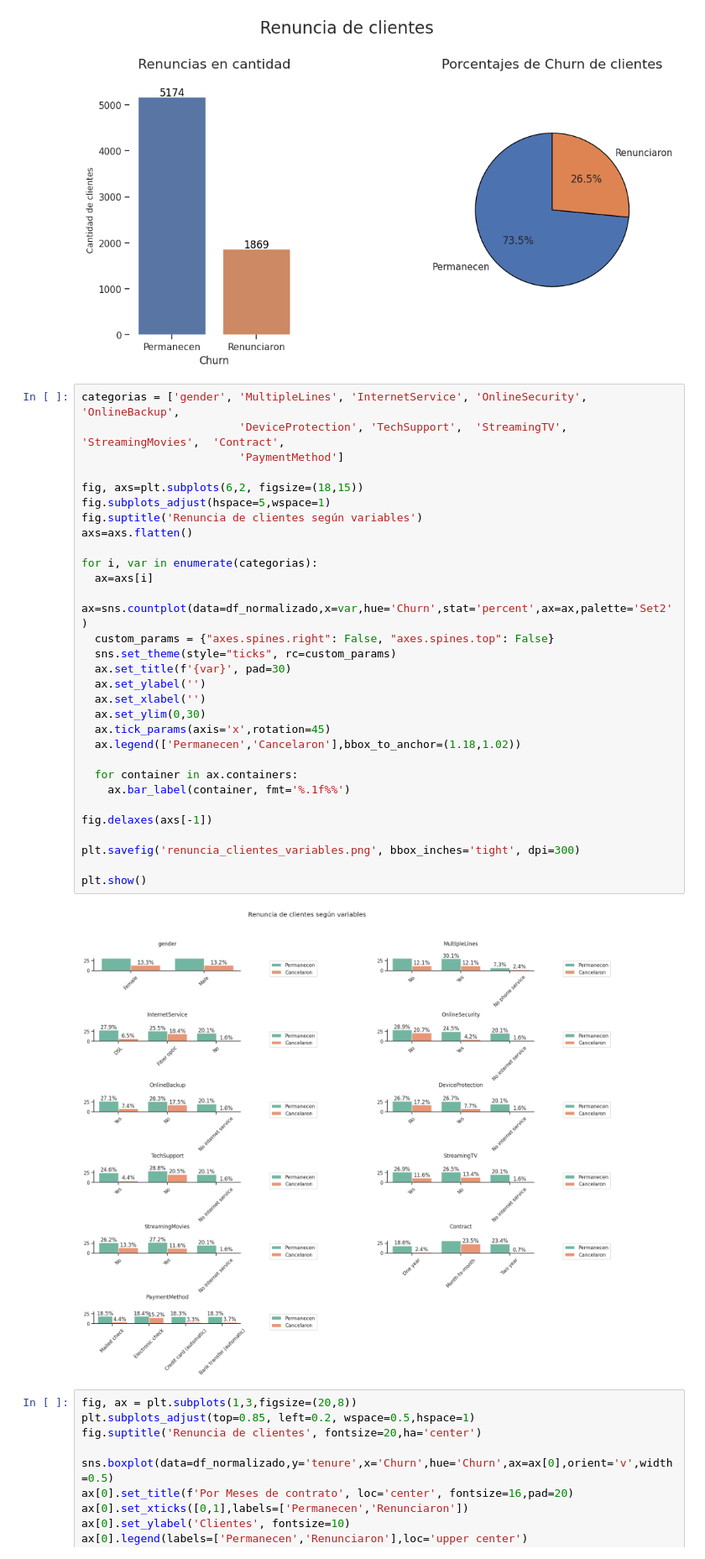
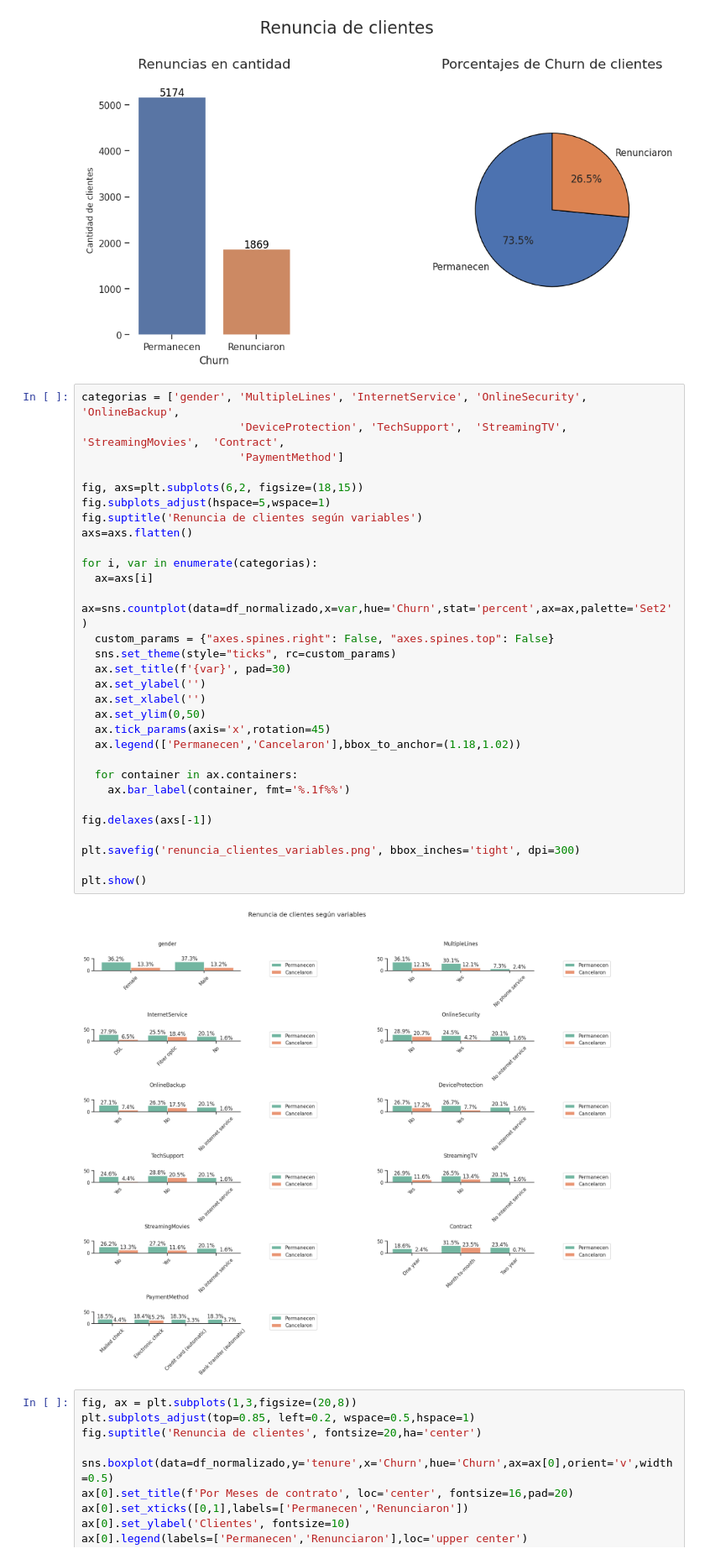
Before and after one commit to RaRamos2025/Challenge-TelecomX_LATAM, a Jupyter notebook: TelecomX_LATAM.ipynb, the cells around one changed output. Shown: that part at 84% size. Cells and saved outputs as stored; diff of their text form.

```diff
--- a/TelecomX_LATAM.ipynb
+++ b/TelecomX_LATAM.ipynb
@@ -369,35 +369,35 @@ plt.show()
 # %%
 categorias = ['gender', 'MultipleLines', 'InternetService', 'OnlineSecurity',	'OnlineBackup',
                         'DeviceProtection',	'TechSupport',	'StreamingTV',	'StreamingMovies',	'Contract',
                         'PaymentMethod']
 
 fig, axs=plt.subplots(6,2, figsize=(18,15))
 fig.subplots_adjust(hspace=5,wspace=1)
 fig.suptitle('Renuncia de clientes según variables')
 axs=axs.flatten()
 
 for i, var in enumerate(categorias):
   ax=axs[i]
   ax=sns.countplot(data=df_normalizado,x=var,hue='Churn',stat='percent',ax=ax,palette='Set2')
   custom_params = {"axes.spines.right": False, "axes.spines.top": False}
   sns.set_theme(style="ticks", rc=custom_params)
   ax.set_title(f'{var}', pad=30)
   ax.set_ylabel('')
   ax.set_xlabel('')
-  ax.set_ylim(0,30)
+  ax.set_ylim(0,50)
   ax.tick_params(axis='x',rotation=45)
   ax.legend(['Permanecen','Cancelaron'],bbox_to_anchor=(1.18,1.02))
 
   for container in ax.containers:
     ax.bar_label(container, fmt='%.1f%%')
 
 fig.delaxes(axs[-1])
 
 plt.savefig('renuncia_clientes_variables.png', bbox_inches='tight', dpi=300)
 
 plt.show()
 # %% [output]
-[figure, old version]
+[figure, new version]
 # %%
 fig, ax = plt.subplots(1,3,figsize=(20,8))
 plt.subplots_adjust(top=0.85, left=0.2, wspace=0.5,hspace=1)
```
